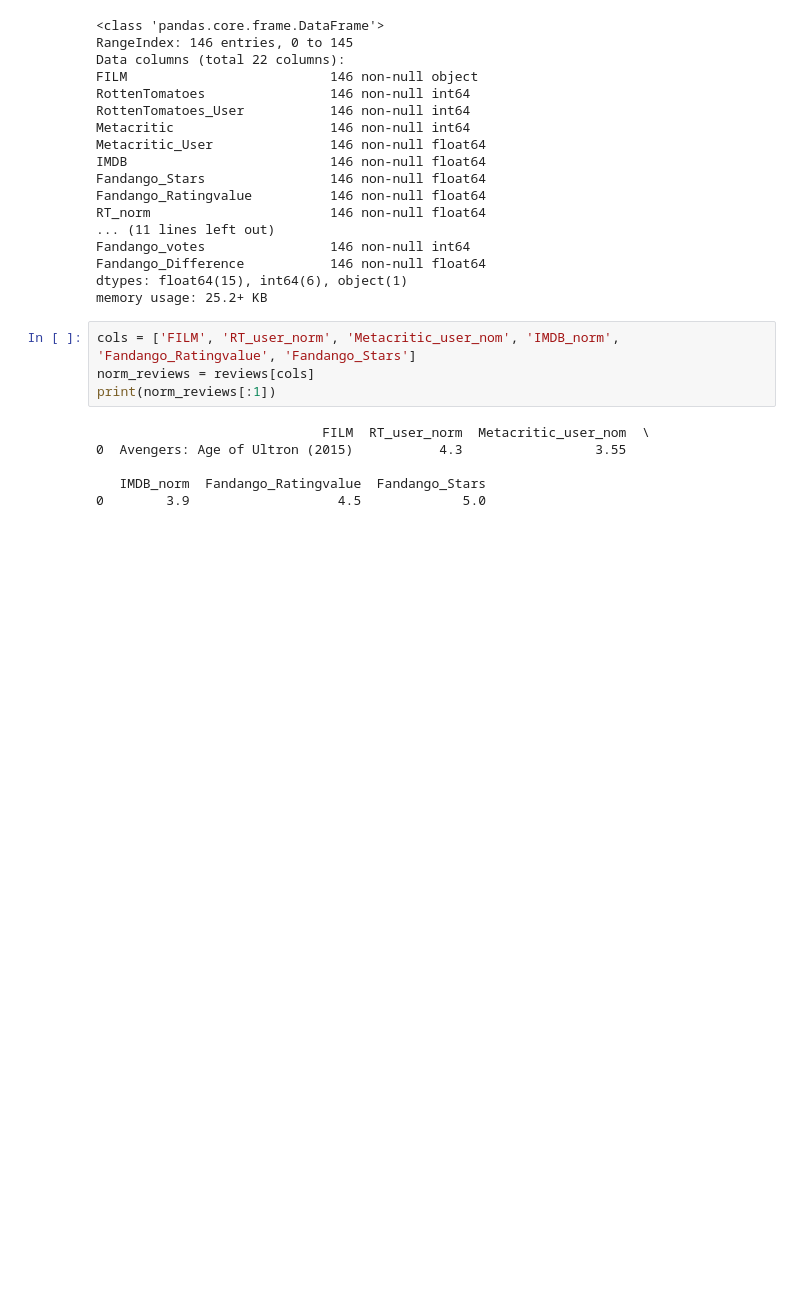
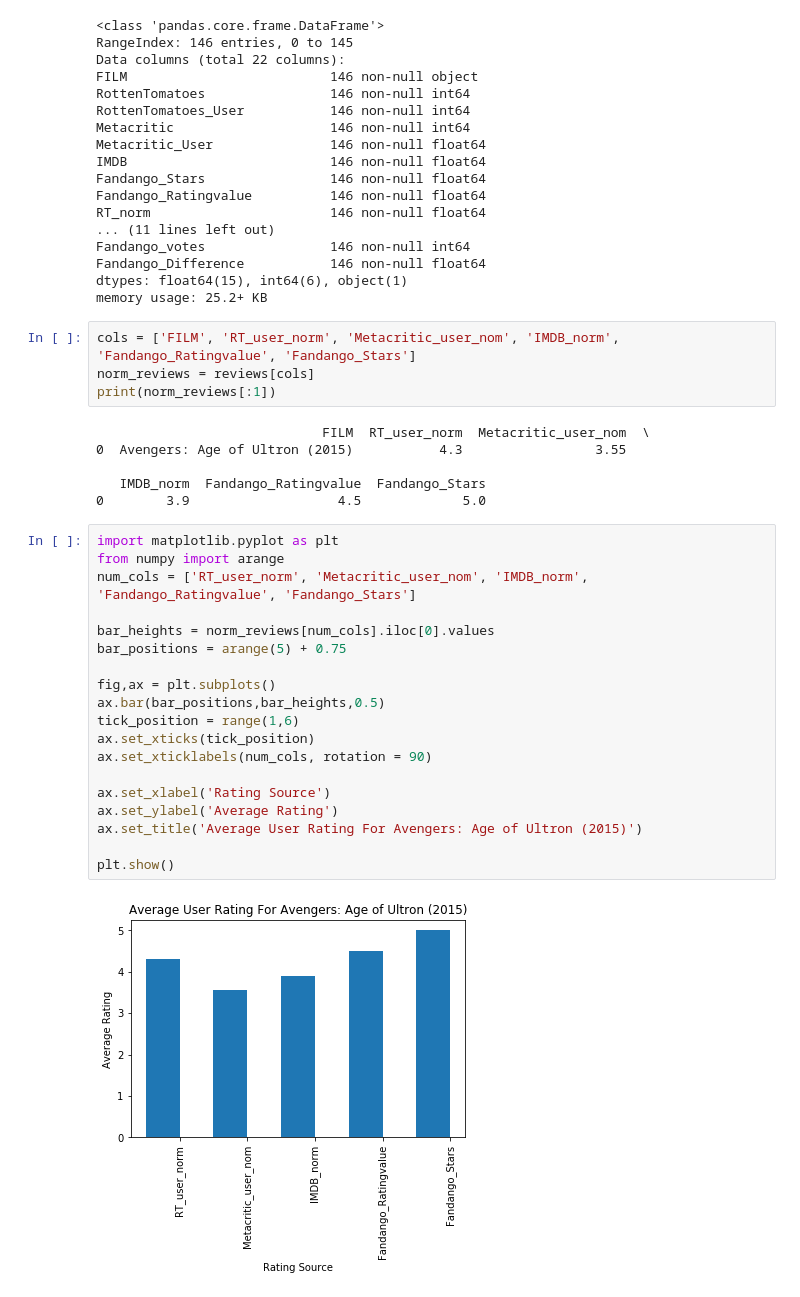
Before and after one commit to vaishujai/DataViz_with_Python, a Jupyter notebook: FiveThirtyEight.ipynb, the cells around one changed output. Drawn from its saved outputs; the diff is of its cells as text; blank space fills up the shorter version.

Commit message:
Update plots

```diff
--- a/FiveThirtyEight.ipynb
+++ b/FiveThirtyEight.ipynb
@@ -53,3 +53,24 @@ print(norm_reviews[:1])
 
    IMDB_norm  Fandango_Ratingvalue  Fandango_Stars
 0        3.9                   4.5             5.0
+# %%
+import matplotlib.pyplot as plt
+from numpy import arange
+num_cols = ['RT_user_norm', 'Metacritic_user_nom', 'IMDB_norm', 'Fandango_Ratingvalue', 'Fandango_Stars']
+
+bar_heights = norm_reviews[num_cols].iloc[0].values
+bar_positions = arange(5) + 0.75
+
+fig,ax = plt.subplots()
+ax.bar(bar_positions,bar_heights,0.5)
+tick_position = range(1,6)
+ax.set_xticks(tick_position)
+ax.set_xticklabels(num_cols, rotation = 90)
+
+ax.set_xlabel('Rating Source')
+ax.set_ylabel('Average Rating')
+ax.set_title('Average User Rating For Avengers: Age of Ultron (2015)')
+
+plt.show()
+# %% [output]
+[figure, added]
```
Also changed, not shown: parts of 4 cells of this notebook.
